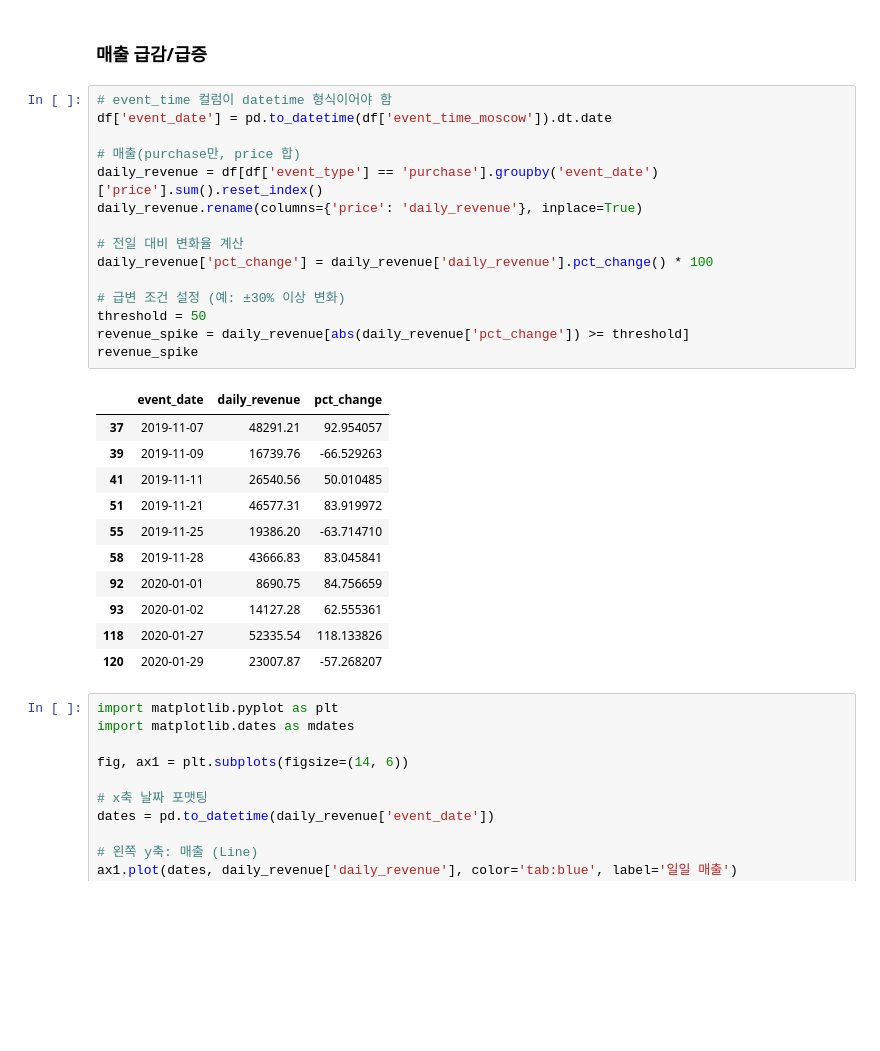
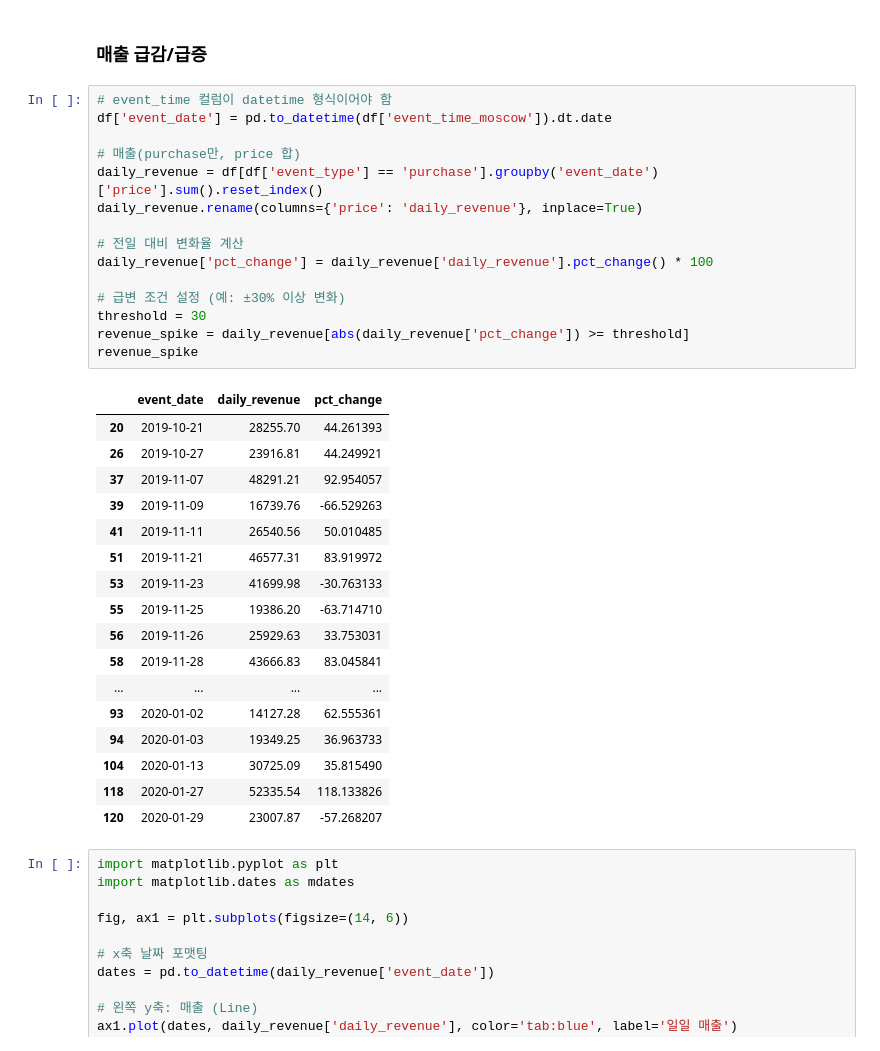
Before and after one commit to Blche/datathon_09, a Jupyter notebook: members/문세희/09_spike_dates.ipynb, the cells around one changed output. Saved outputs shown, nothing was run; the diff lists cells and outputs as text; blank space fills up the shorter version.

```diff
--- a/members/문세희/09_spike_dates.ipynb
+++ b/members/문세희/09_spike_dates.ipynb
@@ -26,28 +26,34 @@ df = pd.read_csv('data/merged_data_brand_dropna.csv')
 # %%
 # event_time 컬럼이 datetime 형식이어야 함
 df['event_date'] = pd.to_datetime(df['event_time_moscow']).dt.date
 
 # 매출(purchase만, price 합)
 daily_revenue = df[df['event_type'] == 'purchase'].groupby('event_date')['price'].sum().reset_index()
 daily_revenue.rename(columns={'price': 'daily_revenue'}, inplace=True)
 
 # 전일 대비 변화율 계산
 daily_revenue['pct_change'] = daily_revenue['daily_revenue'].pct_change() * 100
 
 # 급변 조건 설정 (예: ±30% 이상 변화)
-threshold = 50
+threshold = 30
 revenue_spike = daily_revenue[abs(daily_revenue['pct_change']) >= threshold]
 revenue_spike
 # %% [output]
 |  | event_date | daily_revenue | pct_change |
+| 20 | 2019-10-21 | 28255.70 | 44.261393 |
+| 26 | 2019-10-27 | 23916.81 | 44.249921 |
 | 37 | 2019-11-07 | 48291.21 | 92.954057 |
 | 39 | 2019-11-09 | 16739.76 | -66.529263 |
 | 41 | 2019-11-11 | 26540.56 | 50.010485 |
 | 51 | 2019-11-21 | 46577.31 | 83.919972 |
+| 53 | 2019-11-23 | 41699.98 | -30.763133 |
 | 55 | 2019-11-25 | 19386.20 | -63.714710 |
+| 56 | 2019-11-26 | 25929.63 | 33.753031 |
 | 58 | 2019-11-28 | 43666.83 | 83.045841 |
-| 92 | 2020-01-01 | 8690.75 | 84.756659 |
+| ... | ... | ... | ... |
 | 93 | 2020-01-02 | 14127.28 | 62.555361 |
+| 94 | 2020-01-03 | 19349.25 | 36.963733 |
+| 104 | 2020-01-13 | 30725.09 | 35.815490 |
 | 118 | 2020-01-27 | 52335.54 | 118.133826 |
 | 120 | 2020-01-29 | 23007.87 | -57.268207 |
 # %%
```
Also changed, not shown: parts of 5 cells of this notebook, 8 other files.
